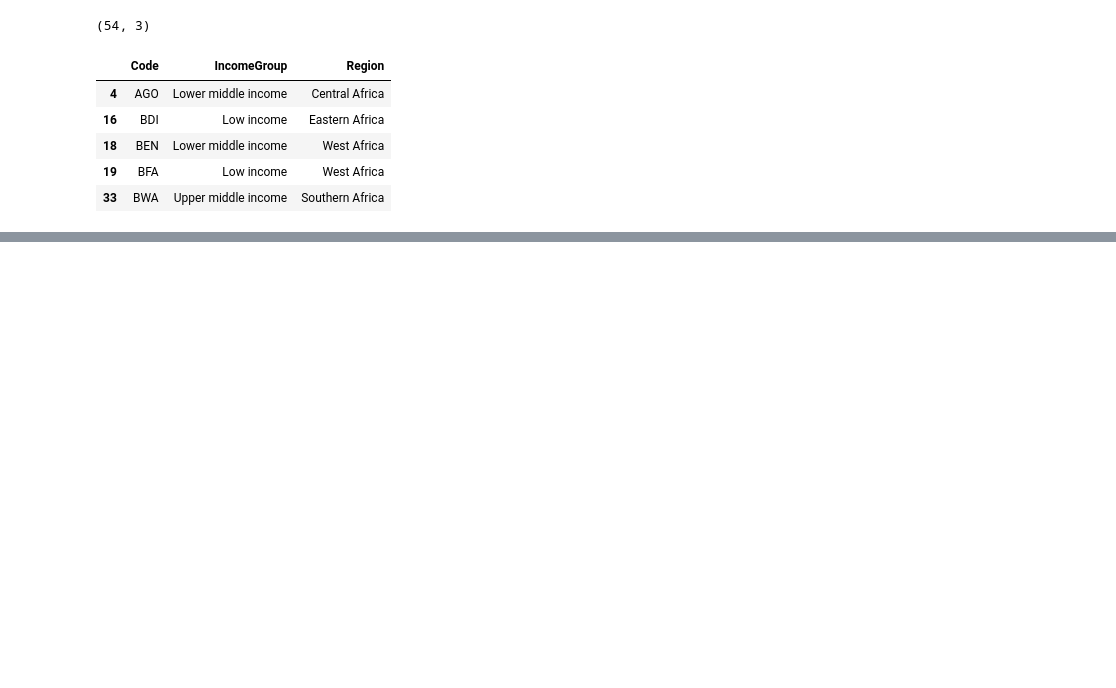
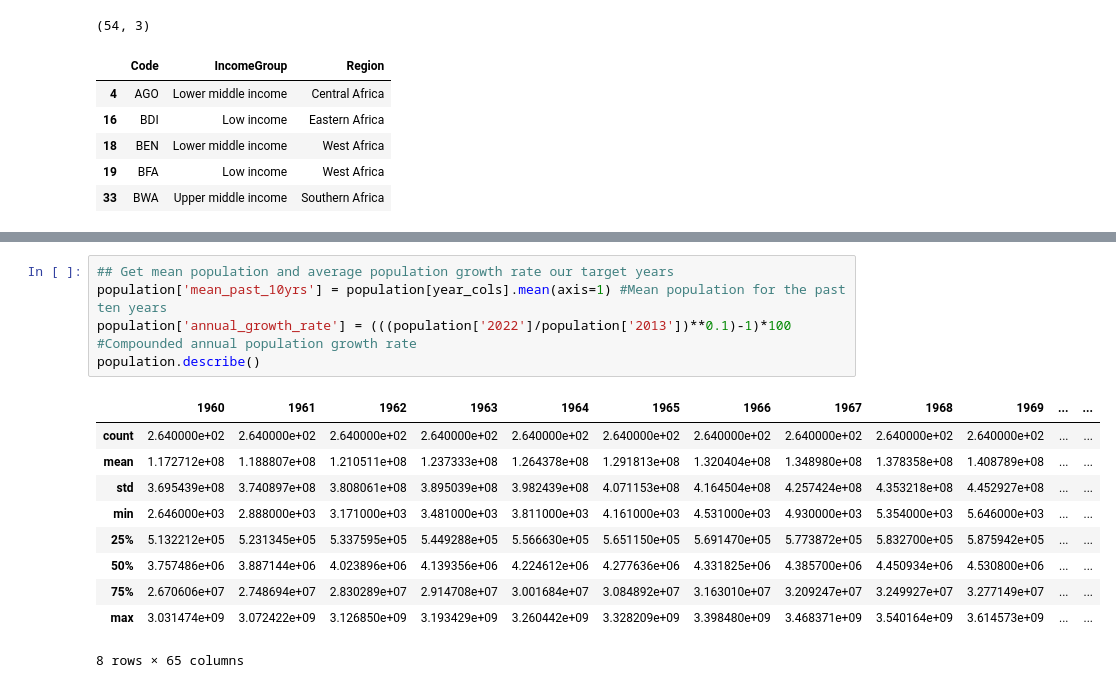
Before and after one commit to cyrilmichino/africa-gdp-visualisation, a Jupyter notebook: notebook.ipynb, the cells around one changed output, grey strips where cells are left out. Drawn from its saved outputs; the diff is of its cells as text; blank space fills up the shorter version.

```diff
--- a/notebook.ipynb
+++ b/notebook.ipynb
@@ -73,0 +91,16 @@ print(year_cols)
+# %%
+## Get mean population and average population growth rate our target years
+population['mean_past_10yrs'] = population[year_cols].mean(axis=1) #Mean population for the past ten years
+population['annual_growth_rate'] = (((population['2022']/population['2013'])**0.1)-1)*100 #Compounded annual population growth rate
+population.describe()
+# %% [output]
+|  | 1960 | 1961 | 1962 | 1963 | 1964 | 1965 | 1966 | 1967 | 1968 | 1969 | ... | ... |
+| count | 2.640000e+02 | 2.640000e+02 | 2.640000e+02 | 2.640000e+02 | 2.640000e+02 | 2.640000e+02 | 2.640000e+02 | 2.640000e+02 | 2.640000e+02 | 2.640000e+02 | ... | ... |
+| mean | 1.172712e+08 | 1.188807e+08 | 1.210511e+08 | 1.237333e+08 | 1.264378e+08 | 1.291813e+08 | 1.320404e+08 | 1.348980e+08 | 1.378358e+08 | 1.408789e+08 | ... | ... |
+| std | 3.695439e+08 | 3.740897e+08 | 3.808061e+08 | 3.895039e+08 | 3.982439e+08 | 4.071153e+08 | 4.164504e+08 | 4.257424e+08 | 4.353218e+08 | 4.452927e+08 | ... | ... |
+| min | 2.646000e+03 | 2.888000e+03 | 3.171000e+03 | 3.481000e+03 | 3.811000e+03 | 4.161000e+03 | 4.531000e+03 | 4.930000e+03 | 5.354000e+03 | 5.646000e+03 | ... | ... |
+| 25% | 5.132212e+05 | 5.231345e+05 | 5.337595e+05 | 5.449288e+05 | 5.566630e+05 | 5.651150e+05 | 5.691470e+05 | 5.773872e+05 | 5.832700e+05 | 5.875942e+05 | ... | ... |
+| 50% | 3.757486e+06 | 3.887144e+06 | 4.023896e+06 | 4.139356e+06 | 4.224612e+06 | 4.277636e+06 | 4.331825e+06 | 4.385700e+06 | 4.450934e+06 | 4.530800e+06 | ... | ... |
+| 75% | 2.670606e+07 | 2.748694e+07 | 2.830289e+07 | 2.914708e+07 | 3.001684e+07 | 3.084892e+07 | 3.163010e+07 | 3.209247e+07 | 3.249927e+07 | 3.277149e+07 | ... | ... |
+| max | 3.031474e+09 | 3.072422e+09 | 3.126850e+09 | 3.193429e+09 | 3.260442e+09 | 3.328209e+09 | 3.398480e+09 | 3.468371e+09 | 3.540164e+09 | 3.614573e+09 | ... | ... |
+8 rows × 65 columns
```
Also changed, not shown: parts of 3 cells of this notebook.
